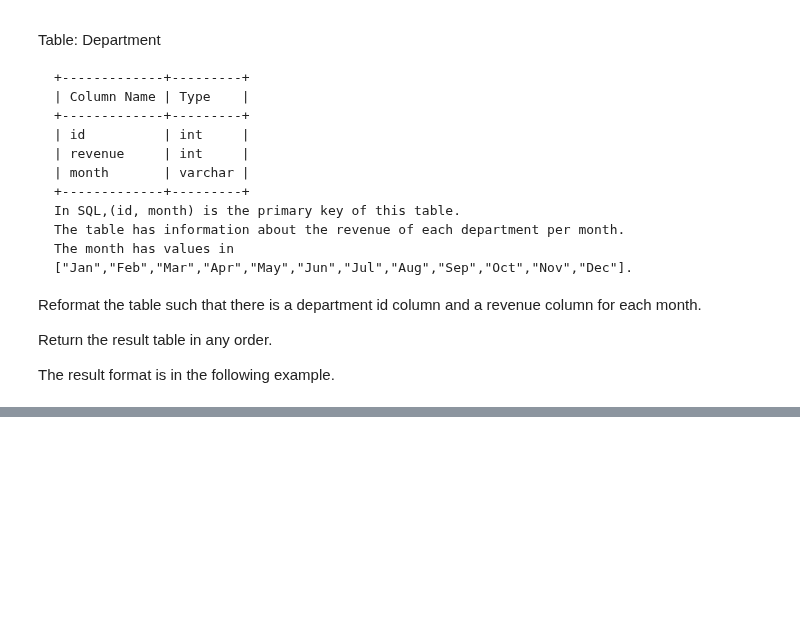
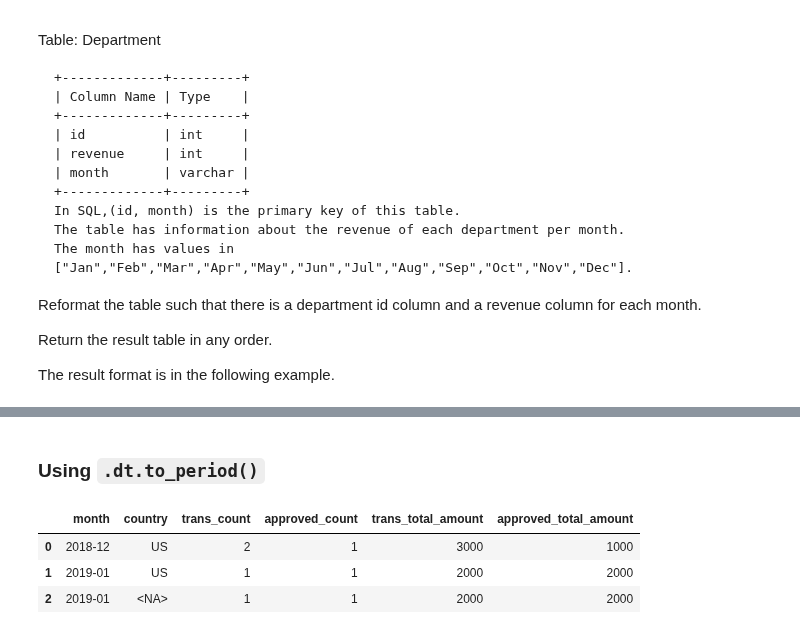
Before and after one commit to drwslv/LeetCode-Pandas, a Jupyter notebook: examples_1.ipynb, the cells around one changed output, grey strips where cells are left out. Cells and saved outputs as stored; diff of their text form; code cells hidden in the pictures; blank space fills up the shorter version.

```diff
--- a/examples_1.ipynb
+++ b/examples_1.ipynb
@@ -2338,0 +2354,15 @@ department
+# %% [markdown]
+### Using `.dt.to_period()`
+# %%
+# Beats 52.59%
+
+def monthly_transactions(transactions: pd.DataFrame) -> pd.DataFrame:
+    transactions['month'] = transactions['trans_date'].dt.strftime('%Y-%m')
+    transactions.loc[ transactions['country'].isna(), ['country'] ] = 'blank' # replace NA with 'blank', as countries can be NA
+    state_any = transactions.groupby(['country','month'], as_index=False).agg({'id':'count', 'amount':'sum'}).rename(columns={'id':'trans_count','amount':'trans_total_amount'})
+    state_approved = transactions[ transactions['state']=='approved' ].groupby(['country','month'], as_index=False).agg({'id':'count', 'amount':'sum'}).rename(columns={'id':'approved_count','amount':'approved_total_amount'})
+    df = pd.merge(state_any, state_approved, how='outer', on=['country','month'])
+    df.loc[ df['country']=='blank', ['country'] ] = pd.NA # revert 'blank' to NA
+
+    df[['trans_count', 'approved_count', 'trans_total_amount', 'approved_total_amount']] = df[['trans_count', 'approved_count', 'trans_total_amount', 'approved_total_amount']].fillna(0) # replace other NAs with 0
+    return df[['month', 'country', 'trans_count', 'approved_count', 'trans_total_amount', 'approved_total_amount']]
@@ -2338,0 +2375,7 @@ department
+# %%
+monthly_transactions(transactions)
+# %% [output]
+|  | month | country | trans_count | approved_count | trans_total_amount | approved_total_amount |
+| 0 | 2018-12 | US | 2 | 1 | 3000 | 1000 |
+| 1 | 2019-01 | US | 1 | 1 | 2000 | 2000 |
+| 2 | 2019-01 | <NA> | 1 | 1 | 2000 | 2000 |
```
Also changed, not shown: parts of 11 cells of this notebook.
